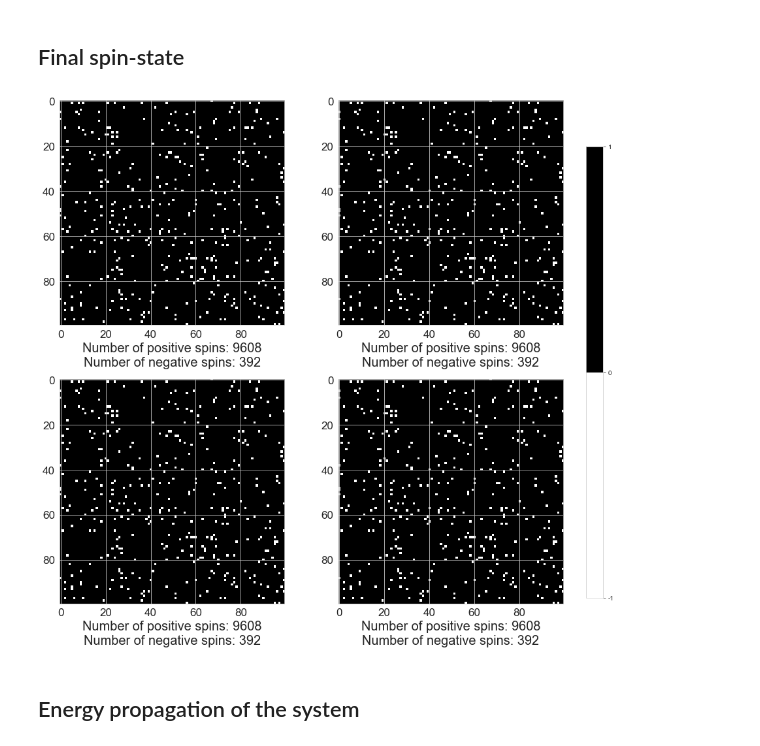
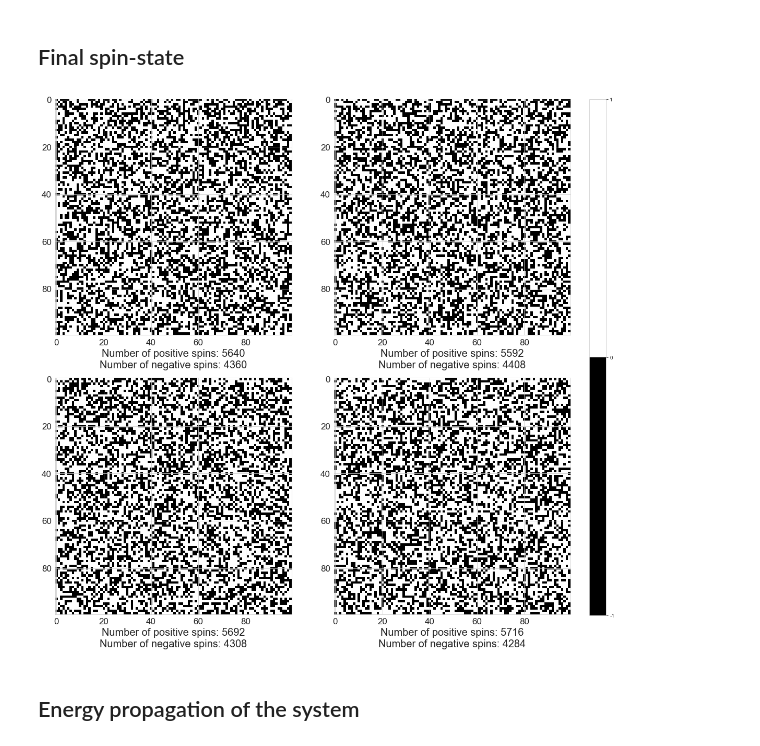
Before and after one commit to masterdesky/ELTE-stochastic-processes-2019, a Jupyter notebook: Lecture 7/Homework 7/Stochastic processes - 7..ipynb, the cells around one changed output. Saved outputs shown, nothing was run; the diff lists cells and outputs as text; code cells hidden in the pictures.

```diff
--- a/Lecture 7/Homework 7/Stochastic processes - 7..ipynb
+++ b/Lecture 7/Homework 7/Stochastic processes - 7..ipynb
@@ -35,10 +35,10 @@ image_dpi = 150
 k_B = 1.380648e-23
 
 # Number of spins, situated on the 1D lattice
-N_spin_1D = 1000
+N_spin_1D = 100
 
 # Number of spins in a row at the 2D case
-N_spin_2D = 100
+N_spin_2D = 10
 
 # Arbitrary J
 J = 1e-21
@@ -120,19 +120,18 @@ def E(Spins):
 # %% [markdown]
 ## 3.: Step with the simulation
 # %%
-def simulation_step(beta, steps, Spins_1D):
+def simulation_step_1D(beta, steps, Spins):
 
-    Spins = Spins_1D
     # Chronologies for reached energy levels' indeces and actual energies in order
-    spin_changes_chronology = np.zeros((steps+1, N_spin), dtype='int')
+    spin_changes_chronology = np.zeros((steps+1, N_spin_1D), dtype='int')
     energy_chronology = np.zeros((steps+1))
 
     # Starting position on X axis
     energy_chronology[0] = E(Spins=Spins)
 
-    for current_step in range(0,steps):
+    for current_step in range(0, steps):
         # Choose a random Ising spin from the pool at the start of every step
-        choosen_spin_index = np.random.choice([i for i in range(0, N_spin)])
+        choosen_spin_index = np.random.choice([i for i in range(0, N_spin_1D)])
 
         # Rotate it to check the energy difference
         New_Spins = Spins
@@ -195,9 +194,9 @@ Spins_1D_dict = {}
 for i in range(0,len(betas)):
     (spin_changes_chronology_1D[str(i+1)],
     energy_chronology_1D[str(i+1)],
-    Spins_1D_dict[str(i+1)]) = simulation_step(beta=betas[str(i+1)],
-                                               steps=steps_1D,
-                                               Spins=Spins_1D)
+    Spins_1D_dict[str(i+1)]) = simulation_step_1D(beta=betas[str(i+1)],
+                                                  steps=steps_1D,
+                                                  Spins=Spins_1D.copy())
 
 step_indeces_1D = np.asarray([i for i in range(0,steps+1)])
 # %% [markdown]
@@ -427,7 +428,7 @@ def simulation_step_2D(beta, steps, Spins_2D):
 # %% [markdown]
 ## Run the simulation with initial conditions
 # %%
-steps_2D = 100
+steps_2D = 10000
 
 # Dicts for storing the energy levels' indeces and actual energies for various betas
 spin_changes_chronology_2D = {}
@@ -440,13 +441,13 @@ for i in range(0,len(betas)):
     energy_chronology_2D[str(i+1)],
     Spins_2D_dict[str(i+1)]) = simulation_step_2D(beta=betas[str(i+1)],
                                                   steps=steps_2D,
-                                                  Spins_2D=Spins_2D)
+                                                  Spins_2D=Spins_2D.copy())
 
-step_indeces_2D = np.asarray([i for i in range(0,steps+1)])
+step_indeces_2D = np.asarray([i for i in range(0, steps_2D+1)])
 # %% [markdown]
 ## Final spin-state
 # %%
-figsize= 12
+figsize= 15
 fig, axes = plt.subplots(nrows=2, ncols=2, figsize=(figsize,figsize))
 
 scattersize = 10
@@ -457,41 +458,41 @@ legendsize = 17
 for i in range(0, nrows):
     for j in range(0, ncols):
 
-        spin_image = axes[i][j].imshow(Spins_2D_dict[str(i*ncols + j + 1)], cmap='Greys')
+        spin_image = axes[i][j].imshow(Spins_2D_dict[str(i*ncols + j + 1)], cmap='Greys_r')
 
         # The current positions of the spins
         Spins_positive_2D = Spins_2D_dict[str(i*ncols + j + 1)][Spins_2D_dict[str(i*nrows + j + 1)]>0]
         Spins_negative_2D = Spins_2D_dict[str(i*ncols + j + 1)][Spins_2D_dict[str(i*nrows + j + 1)]<0]
 
         axes[i][j].set_xlabel('Number of positive spins: {0}\nNumber of negative spins: {1}'.format(len(Spins_positive_2D),
                                                                                                     len(Spins_negative_2D)),
                         fontsize=axislabelsize)
         axes[i][j].tick_params(axis='both', which='major', labelsize=axisticksize)
 
 fig.tight_layout()
 
 #
 #  CUSTOM COLORBAR
 #
-cmap = plt.cm.Greys  # define the colormap
+cmap = plt.cm.Greys_r  # define the colormap
 # extract all colors from the .jet map
 cmaplist = [cmap(i) for i in range(cmap.N)]
 
 # create the new map
 cmap = mpl.colors.LinearSegmentedColormap.from_list('Custom cmap', cmaplist, cmap.N)
 
 # define the bins and normalize
 bounds = np.linspace(-1, 1, 3)
 norm = mpl.colors.BoundaryNorm(bounds, cmap.N)
 
 # create a second axes for the colorbar
-ax2 = fig.add_axes([1, 0.1, 0.03, 0.8])
+ax2 = fig.add_axes([1, 0.07, 0.03, 0.915])
 cb = mpl.colorbar.ColorbarBase(ax2, cmap=cmap, norm=norm,
      spacing='proportional', ticks=bounds, boundaries=bounds, format='%1i')
 
 plt.show()
 # %% [output]
-[figure, old version]
+[figure, new version]
 # %% [markdown]
 ## Energy propagation of the system
 # %%
```
Also changed, not shown: parts of 4 cells of this notebook, 2 other files.
